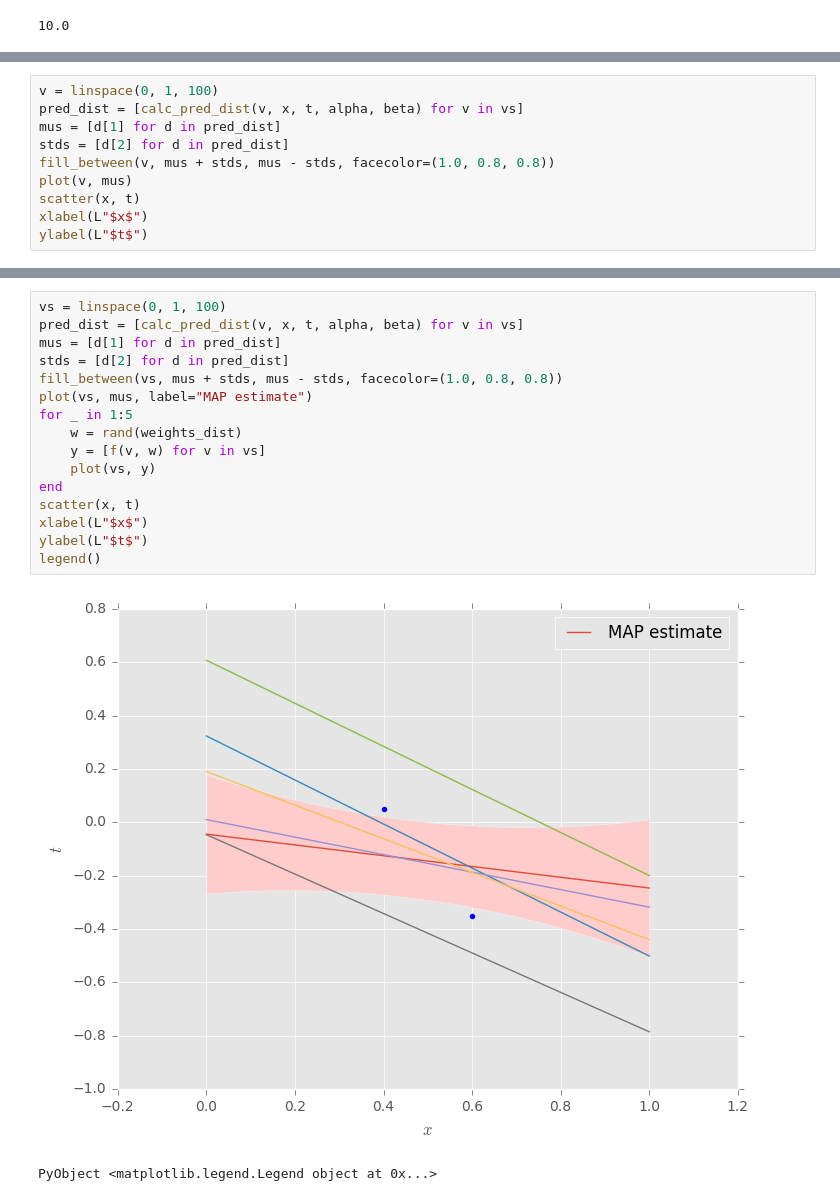
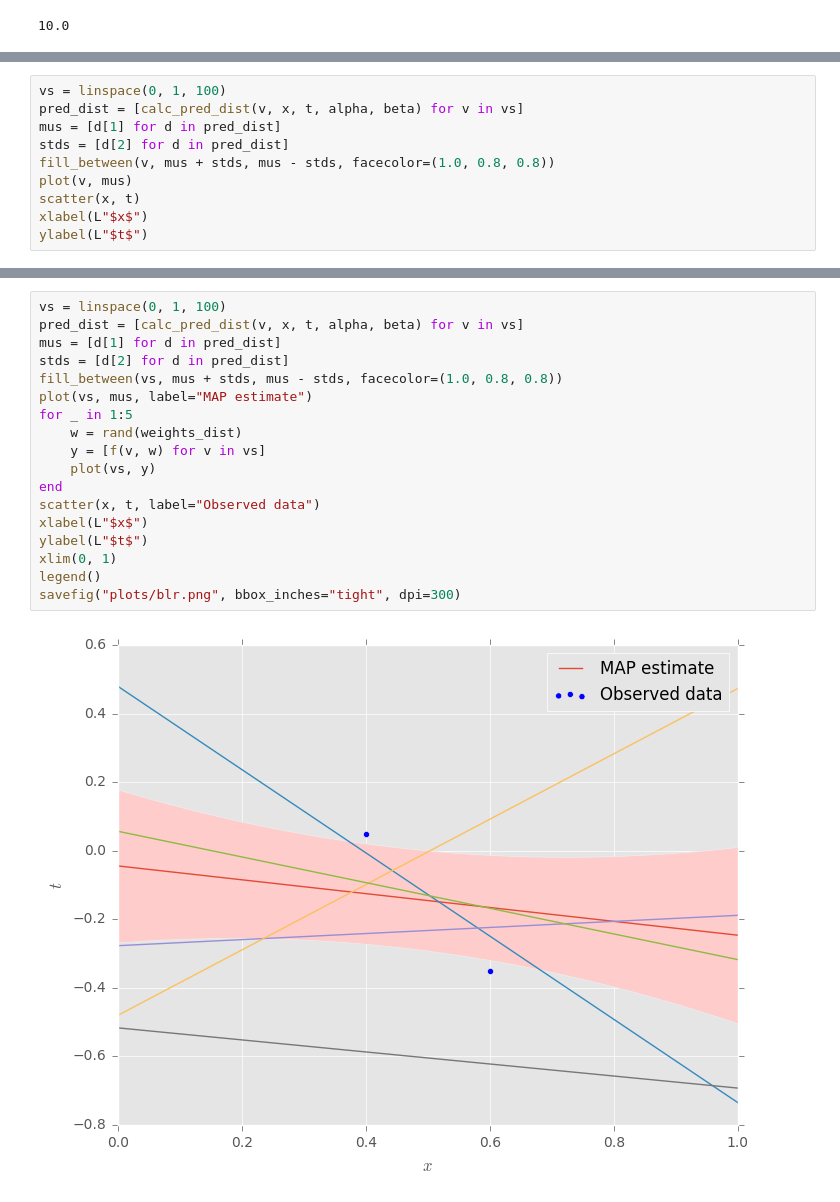
Before and after one commit to Learn2Ln/statistical-machine-learning, a Jupyter notebook: Assignment 3/Assignment 3.ipynb, the cells around one changed output, grey strips where cells are left out. Drawn from its saved outputs; the diff is of its cells as text.

```diff
--- a/Assignment 3/Assignment 3.ipynb
+++ b/Assignment 3/Assignment 3.ipynb
@@ -26,7 +22,7 @@ end
 # %% [output]
 calc_pred_dist (generic function with 1 method)
 # %%
-v = linspace(0, 1, 100)
+vs = linspace(0, 1, 100)
 pred_dist = [calc_pred_dist(v, x, t, alpha, beta) for v in vs]
 mus = [d[1] for d in pred_dist]
 stds = [d[2] for d in pred_dist]
@@ -98,19 +78,20 @@ f(Any, Any) in module Main at In[41]:2 overwritten at In[43]:2.
 # %%
 vs = linspace(0, 1, 100)
 pred_dist = [calc_pred_dist(v, x, t, alpha, beta) for v in vs]
 mus = [d[1] for d in pred_dist]
 stds = [d[2] for d in pred_dist]
 fill_between(vs, mus + stds, mus - stds, facecolor=(1.0, 0.8, 0.8))
 plot(vs, mus, label="MAP estimate")
 for _ in 1:5
     w = rand(weights_dist)
     y = [f(v, w) for v in vs]
     plot(vs, y)
 end
-scatter(x, t)
+scatter(x, t, label="Observed data")
 xlabel(L"$x$")
 ylabel(L"$t$")
+xlim(0, 1)
 legend()
+savefig("plots/blr.png", bbox_inches="tight", dpi=300)
 # %% [output]
-[figure, old version]
+[figure, new version]
-PyObject <matplotlib.legend.Legend object at 0x...>
```
Also changed, not shown: parts of 14 cells of this notebook, 8 other files.
